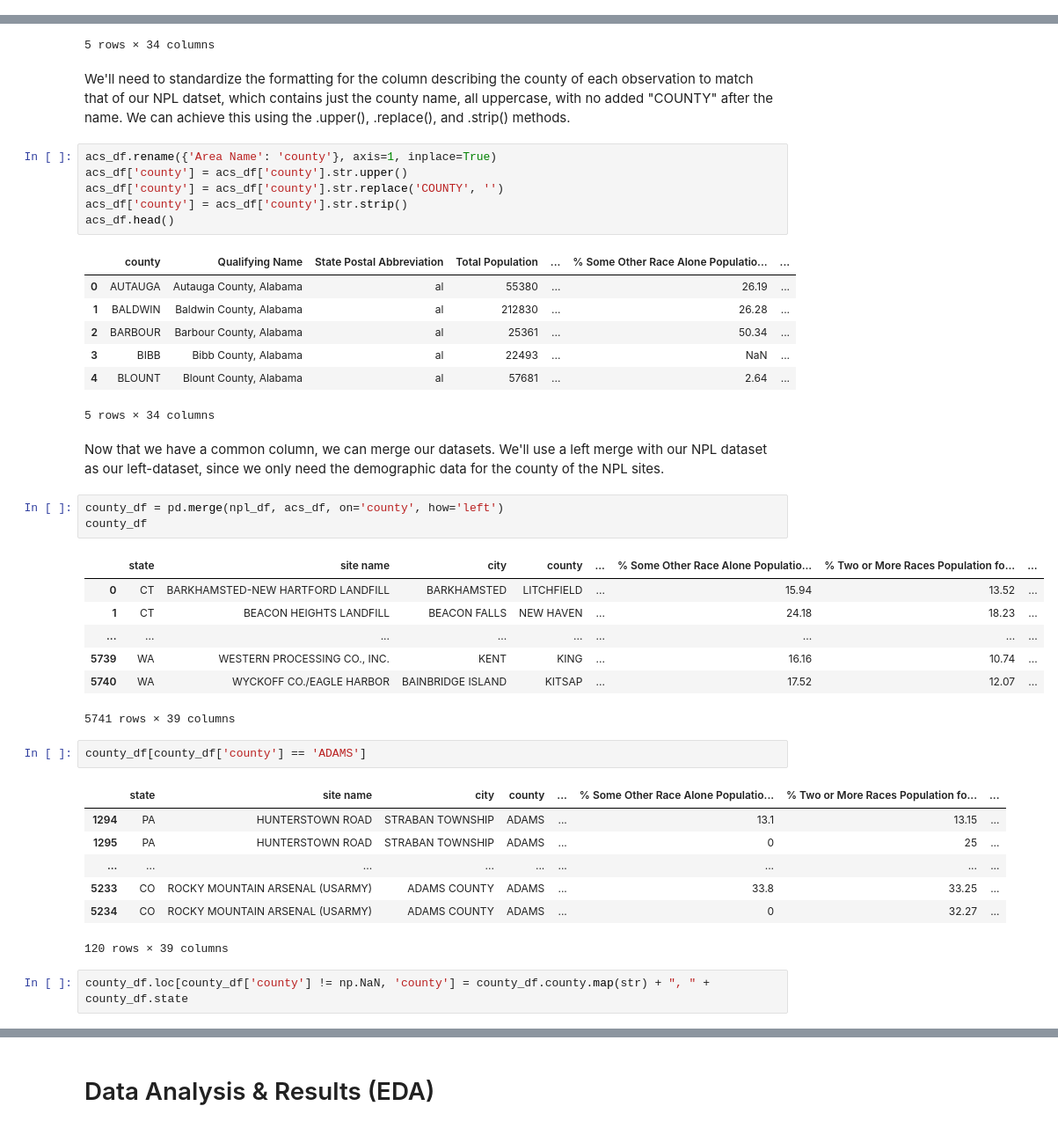
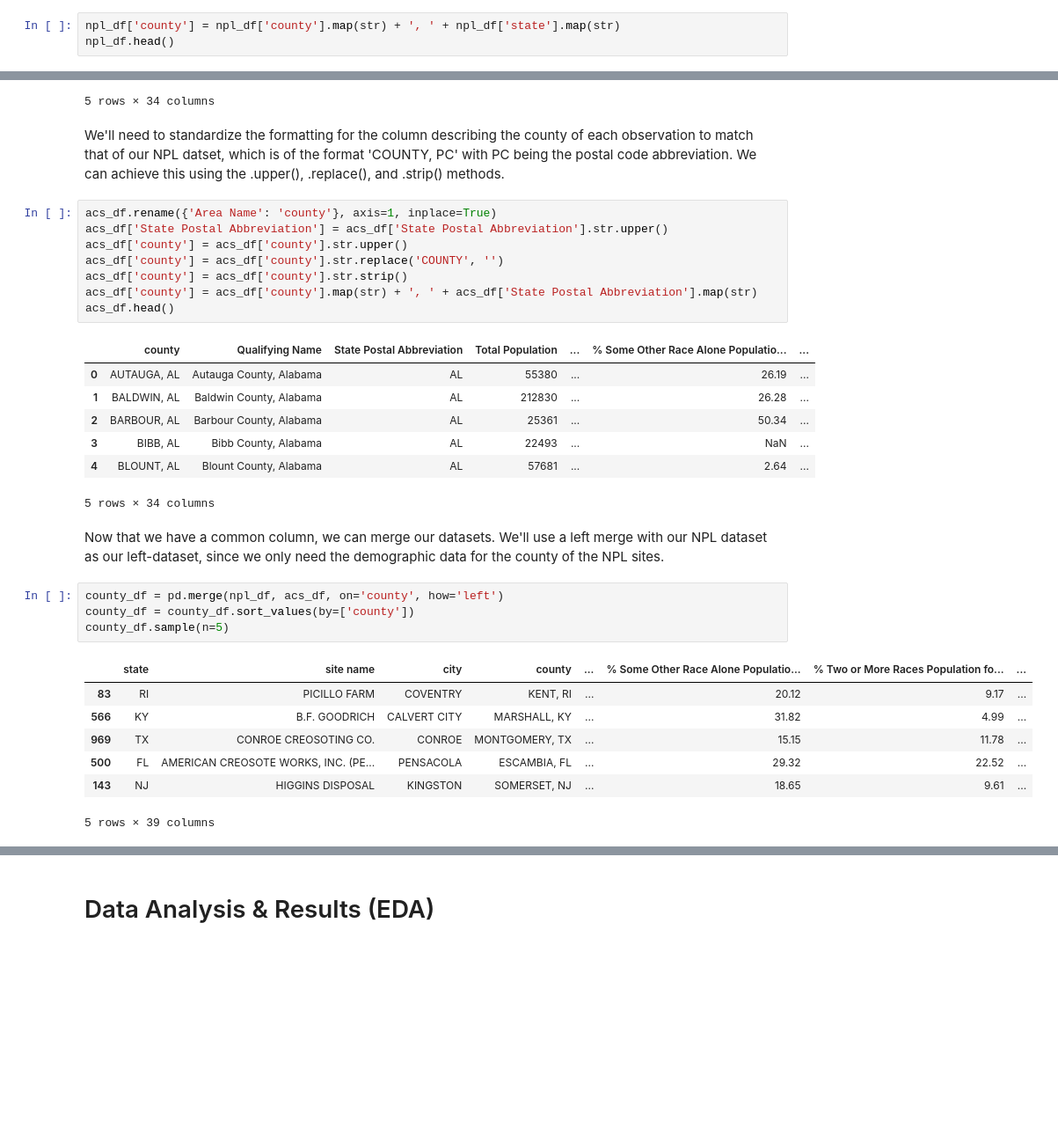
Before and after one commit to jeinuh/superfund-project, a Jupyter notebook: EDACheckpoint_group011.ipynb, the cells around one changed output, grey strips where cells are left out. Shown at 88% size. Drawn from its saved outputs; the diff is of its cells as text; blank space fills up the shorter version.

```diff
--- a/EDACheckpoint_group011.ipynb
+++ b/EDACheckpoint_group011.ipynb
@@ -127,0 +142,3 @@ npl_df[npl_df.isnull().any(axis=1)]
+# %%
+npl_df['county'] = npl_df['county'].map(str) + ', ' + npl_df['state'].map(str)
+npl_df.head()
@@ -153,43 +177,34 @@ acs_df.head()
 | 4 | Blount County | Blount County, Alabama | al | 57681 | ... | 2.64 | ... |
 5 rows × 34 columns
 # %% [markdown]
-We'll need to standardize the formatting for the column describing the county of each observation to match that of our NPL datset, which contains just the county name, all uppercase, with no added "COUNTY" after the name. We can achieve this using the .upper(), .replace(), and .strip() methods.
+We'll need to standardize the formatting for the column describing the county of each observation to match that of our NPL datset, which is of the format 'COUNTY, PC' with PC being the postal code abbreviation. We can achieve this using the .upper(), .replace(), and .strip() methods.
 # %%
 acs_df.rename({'Area Name': 'county'}, axis=1, inplace=True)
+acs_df['State Postal Abbreviation'] = acs_df['State Postal Abbreviation'].str.upper()
 acs_df['county'] = acs_df['county'].str.upper()
 acs_df['county'] = acs_df['county'].str.replace('COUNTY', '')
 acs_df['county'] = acs_df['county'].str.strip()
+acs_df['county'] = acs_df['county'].map(str) + ', ' + acs_df['State Postal Abbreviation'].map(str)
 acs_df.head()
 # %% [output]
 |  | county | Qualifying Name | State Postal Abbreviation | Total Population | ... | % Some Other Race Alone Populatio... | ... |
-| 0 | AUTAUGA | Autauga County, Alabama | al | 55380 | ... | 26.19 | ... |
-| 1 | BALDWIN | Baldwin County, Alabama | al | 212830 | ... | 26.28 | ... |
-| 2 | BARBOUR | Barbour County, Alabama | al | 25361 | ... | 50.34 | ... |
-| 3 | BIBB | Bibb County, Alabama | al | 22493 | ... | NaN | ... |
-| 4 | BLOUNT | Blount County, Alabama | al | 57681 | ... | 2.64 | ... |
+| 0 | AUTAUGA, AL | Autauga County, Alabama | AL | 55380 | ... | 26.19 | ... |
+| 1 | BALDWIN, AL | Baldwin County, Alabama | AL | 212830 | ... | 26.28 | ... |
+| 2 | BARBOUR, AL | Barbour County, Alabama | AL | 25361 | ... | 50.34 | ... |
+| 3 | BIBB, AL | Bibb County, Alabama | AL | 22493 | ... | NaN | ... |
+| 4 | BLOUNT, AL | Blount County, Alabama | AL | 57681 | ... | 2.64 | ... |
 5 rows × 34 columns
 # %% [markdown]
 Now that we have a common column, we can merge our datasets. We'll use a left merge with our NPL dataset as our left-dataset, since we only need the demographic data for the county of the NPL sites.
 # %%
 county_df = pd.merge(npl_df, acs_df, on='county', how='left')
-county_df
+county_df = county_df.sort_values(by=['county'])
+county_df.sample(n=5)
 # %% [output]
 |  | state | site name | city | county | ... | % Some Other Race Alone Populatio... | % Two or More Races Population fo... | ... |
-| 0 | CT | BARKHAMSTED-NEW HARTFORD LANDFILL | BARKHAMSTED | LITCHFIELD | ... | 15.94 | 13.52 | ... |
-| 1 | CT | BEACON HEIGHTS LANDFILL | BEACON FALLS | NEW HAVEN | ... | 24.18 | 18.23 | ... |
-| ... | ... | ... | ... | ... | ... | ... | ... | ... |
-| 5739 | WA | WESTERN PROCESSING CO., INC. | KENT | KING | ... | 16.16 | 10.74 | ... |
-| 5740 | WA | WYCKOFF CO./EAGLE HARBOR | BAINBRIDGE ISLAND | KITSAP | ... | 17.52 | 12.07 | ... |
+| 83 | RI | PICILLO FARM | COVENTRY | KENT, RI | ... | 20.12 | 9.17 | ... |
+| 566 | KY | B.F. GOODRICH | CALVERT CITY | MARSHALL, KY | ... | 31.82 | 4.99 | ... |
+| 969 | TX | CONROE CREOSOTING CO. | CONROE | MONTGOMERY, TX | ... | 15.15 | 11.78 | ... |
+| 500 | FL | AMERICAN CREOSOTE WORKS, INC. (PE... | PENSACOLA | ESCAMBIA, FL | ... | 29.32 | 22.52 | ... |
+| 143 | NJ | HIGGINS DISPOSAL | KINGSTON | SOMERSET, NJ | ... | 18.65 | 9.61 | ... |
-5741 rows × 39 columns
+5 rows × 39 columns
-# %%
-county_df[county_df['county'] == 'ADAMS']
-# %% [output]
-|  | state | site name | city | county | ... | % Some Other Race Alone Populatio... | % Two or More Races Population fo... | ... |
-| 1294 | PA | HUNTERSTOWN ROAD | STRABAN TOWNSHIP | ADAMS | ... | 13.1 | 13.15 | ... |
-| 1295 | PA | HUNTERSTOWN ROAD | STRABAN TOWNSHIP | ADAMS | ... | 0 | 25 | ... |
-| ... | ... | ... | ... | ... | ... | ... | ... | ... |
-| 5233 | CO | ROCKY MOUNTAIN ARSENAL (USARMY) | ADAMS COUNTY | ADAMS | ... | 33.8 | 33.25 | ... |
-| 5234 | CO | ROCKY MOUNTAIN ARSENAL (USARMY) | ADAMS COUNTY | ADAMS | ... | 0 | 32.27 | ... |
-120 rows × 39 columns
-# %%
-county_df.loc[county_df['county'] != np.NaN, 'county'] = county_df.county.map(str) + ", " + county_df.state
```
Also changed, not shown: parts of 27 cells of this notebook.
